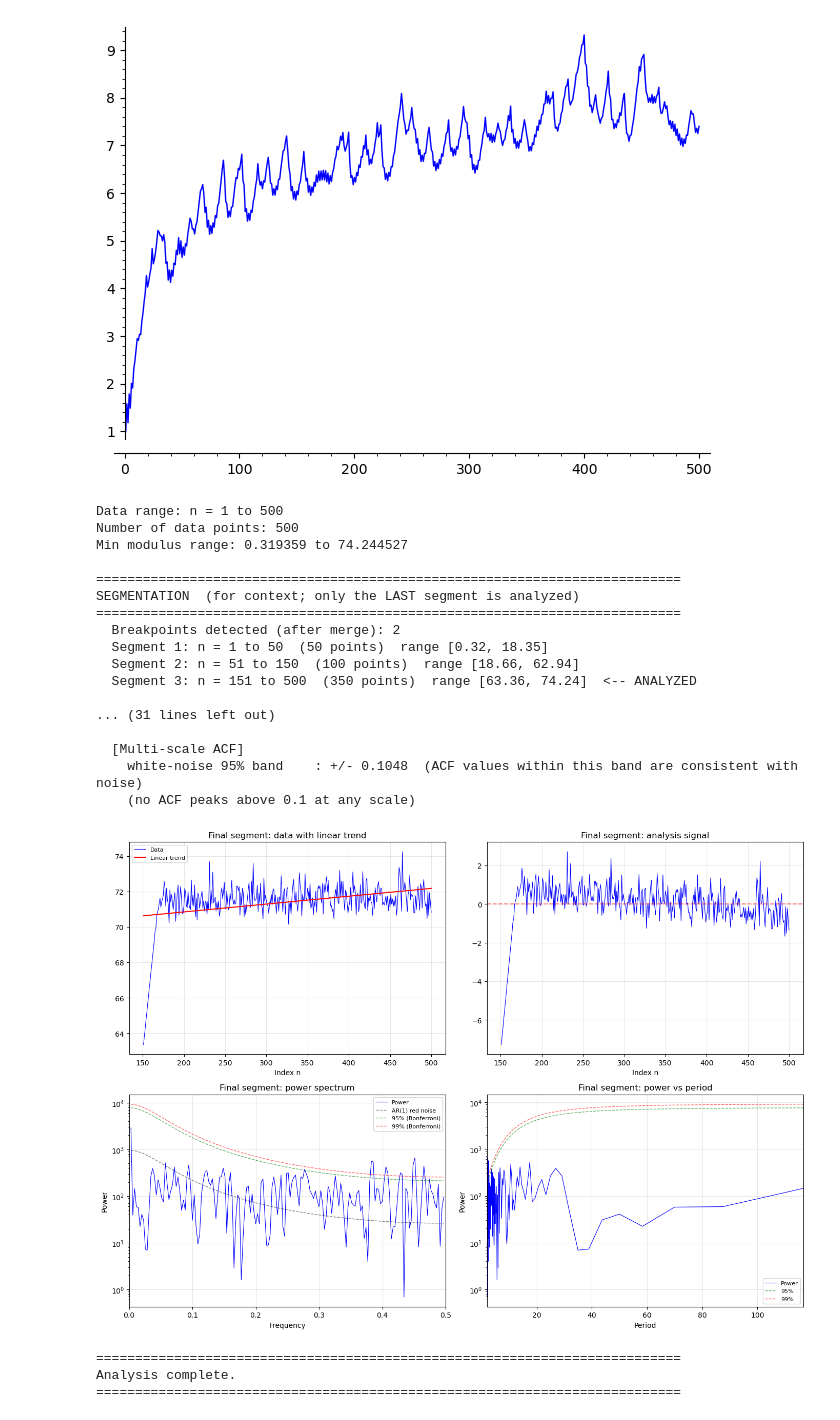
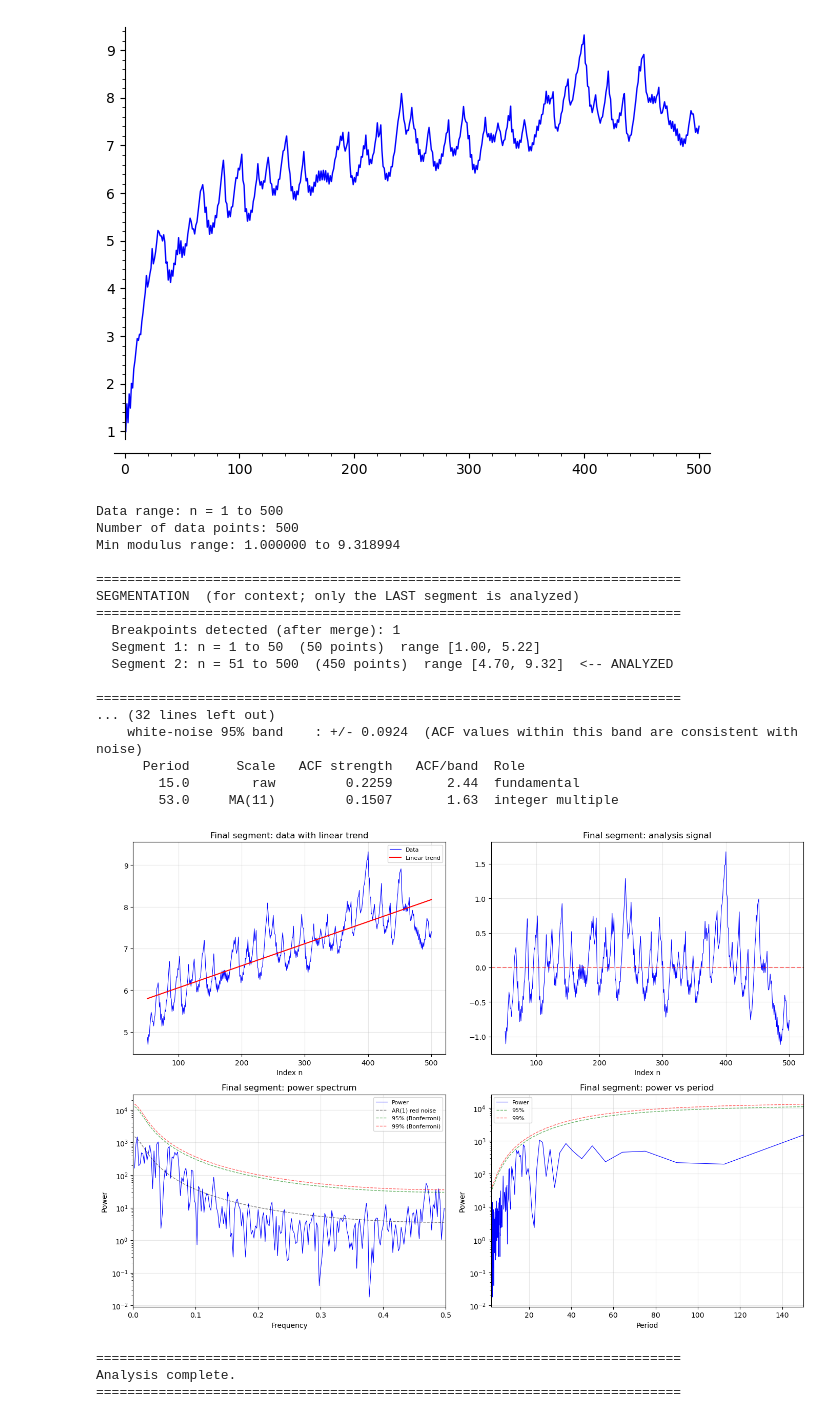
Before and after one commit to barry314159a/tau_properties, a Jupyter notebook: charpol wrong recip sigma on primes c=1 15jun26.ipynb, the cells around one changed output. Cells and saved outputs as stored; diff of their text form; code cells hidden in the pictures.

```diff
--- a/charpol wrong recip sigma on primes c=1 15jun26.ipynb
+++ b/charpol wrong recip sigma on primes c=1 15jun26.ipynb
@@ -150,7 +150,7 @@ MINIMUM MODULI
 [figure]
 # %%
 import pickle
-with open('/Users/barrybrent/data2/run15jun26no5.txt', 'rb') as rfile:
+with open('/Users/barrybrent/data2/run15jun26no15.txt', 'rb') as rfile:
    mins_list = pickle.load(rfile)
 # SEGMENTED FOURIER ANALYSIS OF MINIMUM MODULI  (v11)
 #
@@ -523,44 +523,44 @@ if metrics is not None:
     max_p = m['max_credible_period']
     pmask = (periods <= max_p) & (periods >= 2)
     if np.any(pmask):
         axes[1, 1].semilogy(periods[pmask], pwr[pmask], 'b-', linewidth=0.8,
                             label='Power')
         axes[1, 1].semilogy(periods[pmask], m['conf_95'][pmask], 'g--',
                             linewidth=1, alpha=0.6, label='95%')
         axes[1, 1].semilogy(periods[pmask], m['conf_99'][pmask], 'r--',
                             linewidth=1, alpha=0.6, label='99%')
         axes[1, 1].set_xlim(2, max_p)
     axes[1, 1].set_title('Final segment: power vs period')
     axes[1, 1].set_xlabel('Period')
     axes[1, 1].set_ylabel('Power')
     axes[1, 1].legend(fontsize=8)
     axes[1, 1].grid(True, alpha=0.3)
 
     plt.tight_layout()
     plt.show()
 
 print("\n" + "="*75)
 print("Analysis complete.")
 print("="*75)
 # %% [output]
 Data range: n = 1 to 500
 Number of data points: 500
-Min modulus range: 0.319359 to 74.244527
+Min modulus range: 1.000000 to 9.318994
 
 ===========================================================================
 SEGMENTATION  (for context; only the LAST segment is analyzed)
 ===========================================================================
-  Breakpoints detected (after merge): 2
-  Segment 1: n = 1 to 50  (50 points)  range [0.32, 18.35]
-  Segment 2: n = 51 to 150  (100 points)  range [18.66, 62.94]
-  Segment 3: n = 151 to 500  (350 points)  range [63.36, 74.24]  <-- ANALYZED
+  Breakpoints detected (after merge): 1
+  Segment 1: n = 1 to 50  (50 points)  range [1.00, 5.22]
+  Segment 2: n = 51 to 500  (450 points)  range [4.70, 9.32]  <-- ANALYZED
 
-... (31 lines left out)
-
-  [Multi-scale ACF]
-    white-noise 95% band    : +/- 0.1048  (ACF values within this band are consistent with noise)
-    (no ACF peaks above 0.1 at any scale)
+===========================================================================
+... (32 lines left out)
+    white-noise 95% band    : +/- 0.0924  (ACF values within this band are consistent with noise)
+      Period      Scale   ACF strength   ACF/band  Role
+        15.0        raw         0.2259       2.44  fundamental
+        53.0     MA(11)         0.1507       1.63  integer multiple
-[figure, old version]
+[figure, new version]
 ===========================================================================
 Analysis complete.
 ===========================================================================
```
